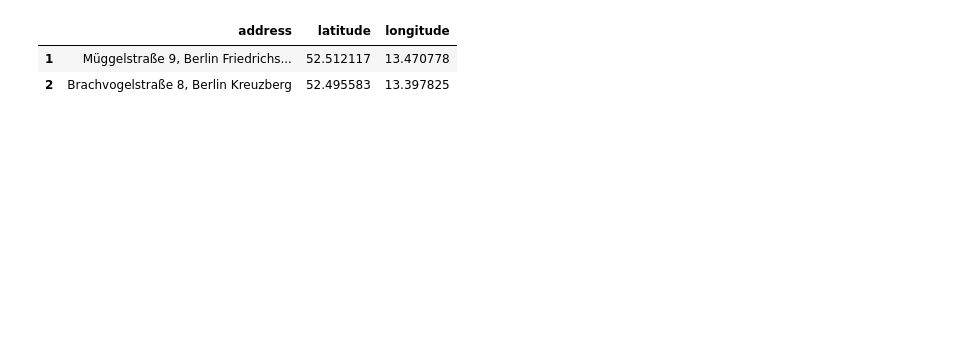
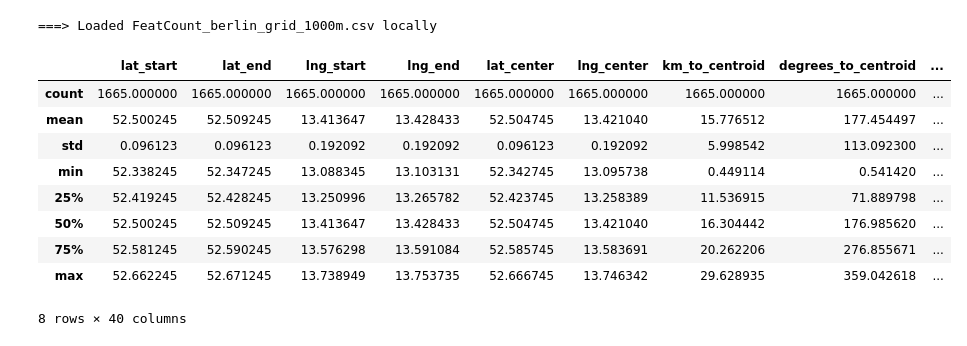
Before and after one commit to chvieira2/livablestreets, a Jupyter notebook: notebooks/Carlos_notebook.ipynb, the cells around one changed output. Drawn from its saved outputs; the diff is of its cells as text; code cells hidden in the pictures; blank space fills up the shorter version.

```diff
--- a/notebooks/Carlos_notebook.ipynb
+++ b/notebooks/Carlos_notebook.ipynb
@@ -24,6 +0,0 @@ df = df.drop(columns=['location', 'altitude'])
-# %%
-df
-# %% [output]
-|  | address | latitude | longitude |
-| 1 | Müggelstraße 9, Berlin Friedrichs... | 52.512117 | 13.470778 |
-| 2 | Brachvogelstraße 8, Berlin Kreuzberg | 52.495583 | 13.397825 |
@@ -194,0 +1,16 @@ row = existing_findings[4]
+# %%
+from livablestreets.utils import get_file
+df_grid = get_file(file_name='FeatCount_berlin_grid_1000m.csv', local_file_path=f'/livablestreets/data/berlin/WorkingTables')
+df_grid.describe()
+# %% [output]
+===> Loaded FeatCount_berlin_grid_1000m.csv locally
+|  | lat_start | lat_end | lng_start | lng_end | lat_center | lng_center | km_to_centroid | degrees_to_centroid | ... |
+| count | 1665.000000 | 1665.000000 | 1665.000000 | 1665.000000 | 1665.000000 | 1665.000000 | 1665.000000 | 1665.000000 | ... |
+| mean | 52.500245 | 52.509245 | 13.413647 | 13.428433 | 52.504745 | 13.421040 | 15.776512 | 177.454497 | ... |
+| std | 0.096123 | 0.096123 | 0.192092 | 0.192092 | 0.096123 | 0.192092 | 5.998542 | 113.092300 | ... |
+| min | 52.338245 | 52.347245 | 13.088345 | 13.103131 | 52.342745 | 13.095738 | 0.449114 | 0.541420 | ... |
+| 25% | 52.419245 | 52.428245 | 13.250996 | 13.265782 | 52.423745 | 13.258389 | 11.536915 | 71.889798 | ... |
+| 50% | 52.500245 | 52.509245 | 13.413647 | 13.428433 | 52.504745 | 13.421040 | 16.304442 | 176.985620 | ... |
+| 75% | 52.581245 | 52.590245 | 13.576298 | 13.591084 | 52.585745 | 13.583691 | 20.262206 | 276.855671 | ... |
+| max | 52.662245 | 52.671245 | 13.738949 | 13.753735 | 52.666745 | 13.746342 | 29.628935 | 359.042618 | ... |
+8 rows × 40 columns
```
Also changed, not shown: parts of 11 cells of this notebook, 7 other files.
